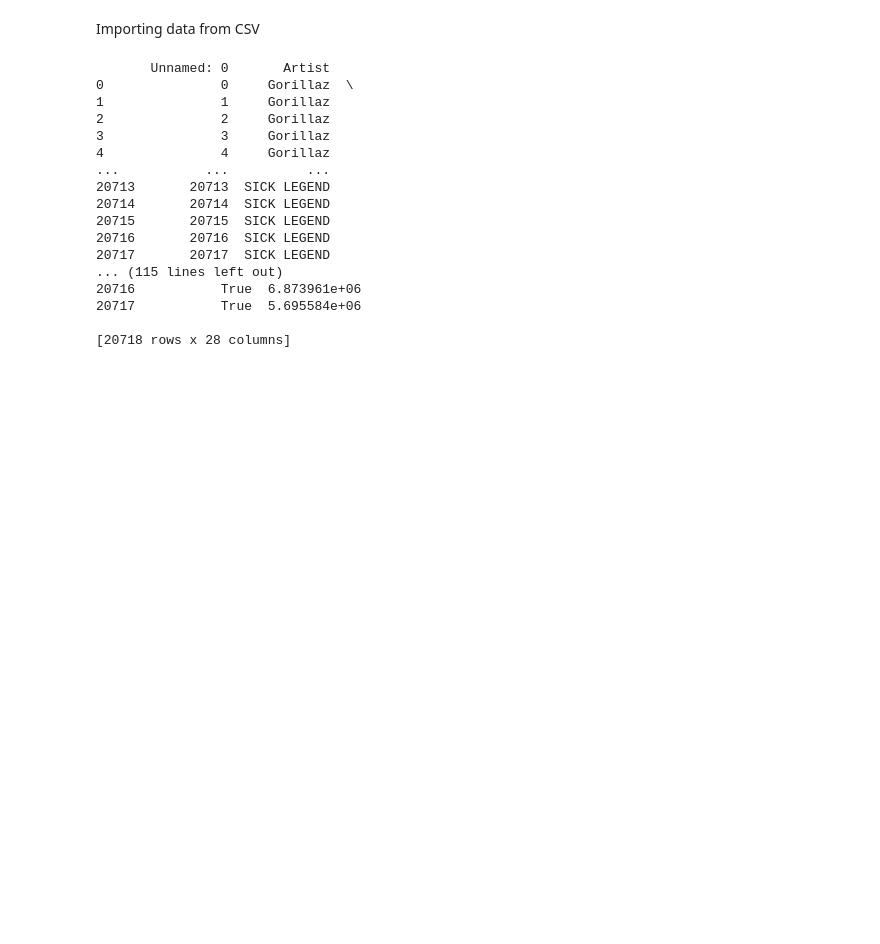
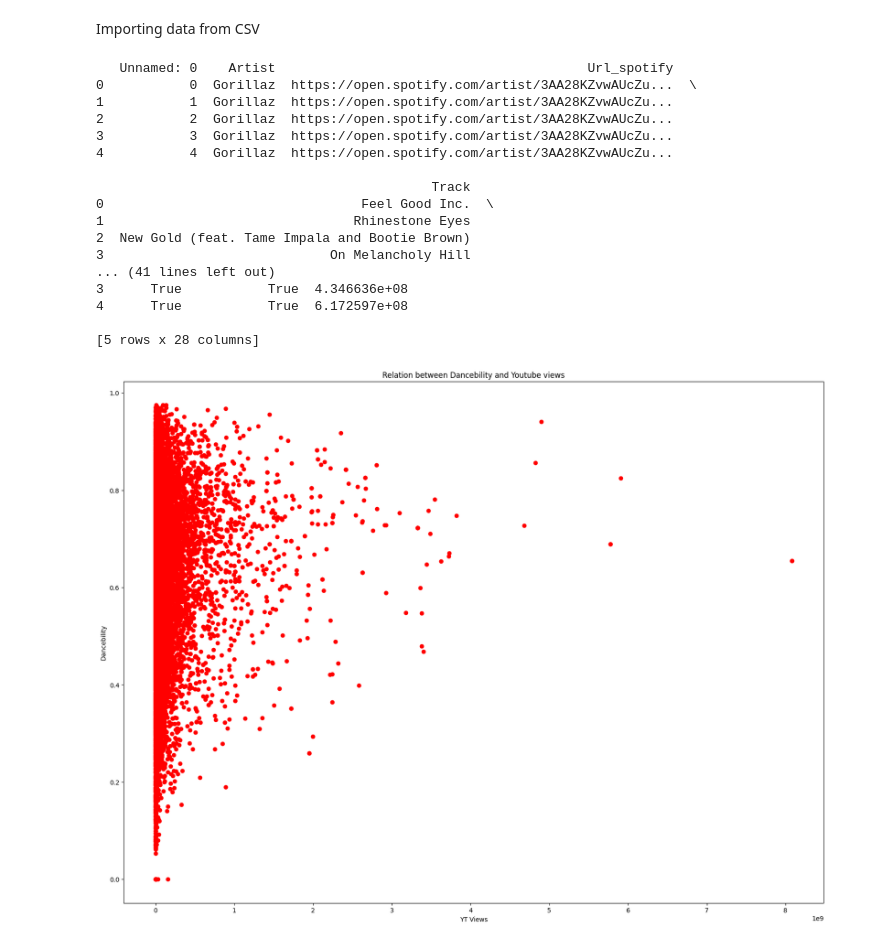
Before and after one commit to DamianZawolski/BIProject, a Jupyter notebook: YTSpotify.ipynb, the cells around one changed output. Drawn from its saved outputs; the diff is of its cells as text; code cells hidden in the pictures; blank space fills up the shorter version.

```diff
--- a/YTSpotify.ipynb
+++ b/YTSpotify.ipynb
@@ -3,22 +3,34 @@ Importing data from CSV
 # %%
 import pandas as pd
 df = pd.read_csv(r'Spotify_Youtube.csv')
-print(df)
+print(df.head())
 # %% [output]
-       Unnamed: 0       Artist
-0               0     Gorillaz  \
-1               1     Gorillaz
-2               2     Gorillaz
-3               3     Gorillaz
-4               4     Gorillaz
-...           ...          ...
-20713       20713  SICK LEGEND
-20714       20714  SICK LEGEND
-20715       20715  SICK LEGEND
-20716       20716  SICK LEGEND
-20717       20717  SICK LEGEND
-... (115 lines left out)
-20716           True  6.873961e+06
-20717           True  5.695584e+06
+   Unnamed: 0    Artist                                        Url_spotify
+0           0  Gorillaz  https://open.spotify.com/artist/3AA28KZvwAUcZu...  \
+1           1  Gorillaz  https://open.spotify.com/artist/3AA28KZvwAUcZu...
+2           2  Gorillaz  https://open.spotify.com/artist/3AA28KZvwAUcZu...
+3           3  Gorillaz  https://open.spotify.com/artist/3AA28KZvwAUcZu...
+4           4  Gorillaz  https://open.spotify.com/artist/3AA28KZvwAUcZu...
 
-[20718 rows x 28 columns]
+                                           Track
+0                                 Feel Good Inc.  \
+1                                Rhinestone Eyes
+2  New Gold (feat. Tame Impala and Bootie Brown)
+3                             On Melancholy Hill
+... (41 lines left out)
+3      True           True  4.346636e+08
+4      True           True  6.172597e+08
+
+[5 rows x 28 columns]
+# %%
+from matplotlib import pyplot as plt
+fig = plt.figure(figsize=(20, 15))
+x = df.Views
+y = df.Danceability
+plt.scatter(x, y, color="red")
+plt.title("Relation between Dancebility and Youtube views")
+plt.xlabel("YT Views")
+plt.ylabel(f"Dancebility")
+plt.show()
+# %% [output]
+[figure, added]
```
Also changed, not shown: parts of 1 cell of this notebook.
